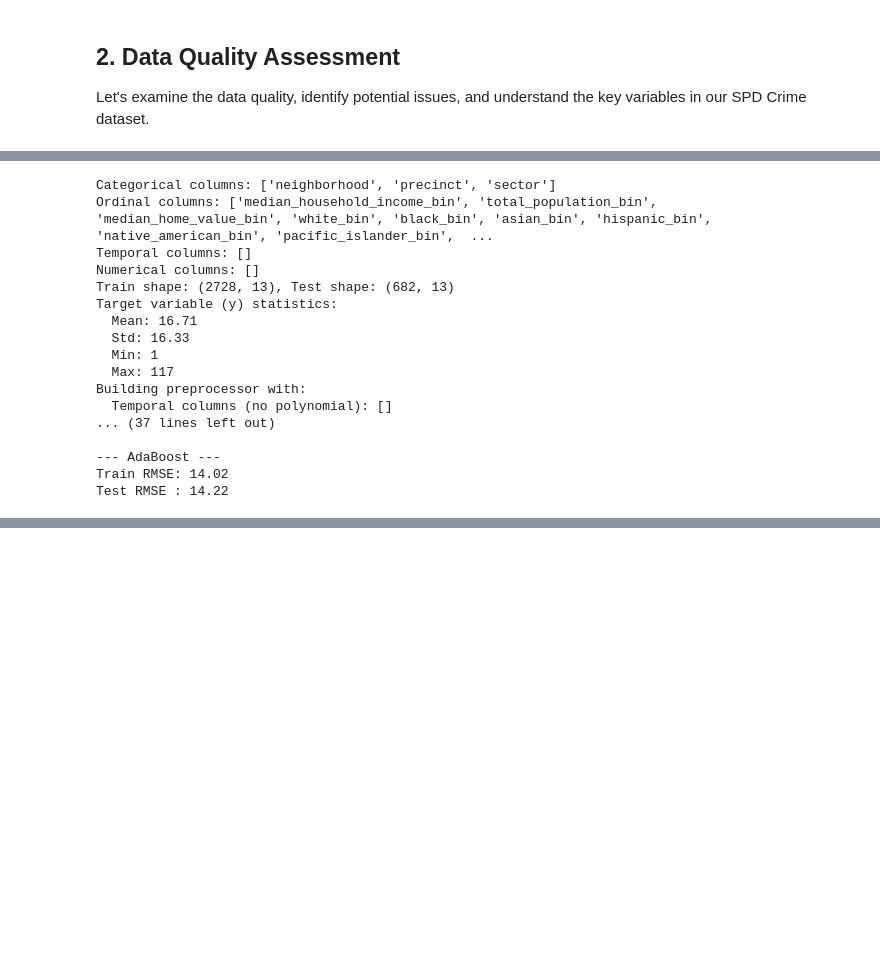
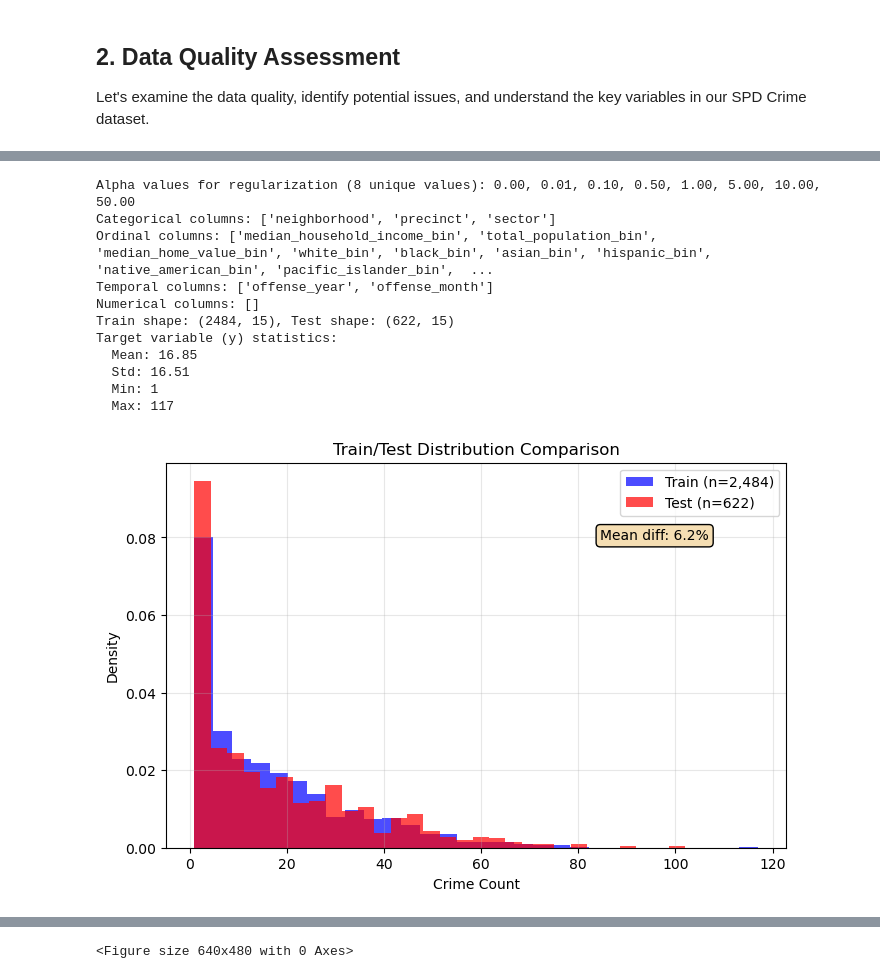
Before and after one commit to Atabow/aiml-projects, a Jupyter notebook: capstone/main.ipynb, the cells around one changed output, grey strips where cells are left out. Drawn from its saved outputs; the diff is of its cells as text; code cells hidden in the pictures; blank space fills up the shorter version.

```diff
--- a/capstone/main.ipynb
+++ b/capstone/main.ipynb
@@ -576,8 +808,7 @@ train_size = 0.8
 poly_degree = 2
 
 # 1. Data prep
-def prepare_data(data, target_column='crime_count', drop_columns=["offense_year_month"]):
-    # Add datetime columns to drop_columns to avoid DType promotion error
+def prepare_data(data, target_column='crime_count', drop_columns=[]):
     drop_columns = [col for col in drop_columns if col in data.columns]
 
     X = data.drop(columns=[target_column] + drop_columns)
@@ -588,7 +819,7 @@ def prepare_data(data, target_column='crime_count', drop_columns=["offense_year_
 
     # Filter out temporal columns first
     temporal_cols = [col for col in all_numerical_cols if any(term in col.lower()
-                    for term in ['month', 'year', 'day', 'hour', 'weekday'])]
+                    for term in ['month', 'year', 'day', 'hour', 'weekday', 'timestamp'])]
 
     # Find binned columns in categorical data (these are ordinal)
     ordinal_cols = [col for col in all_categorical_cols if col.endswith('_bin')]
@@ -736,9 +967,28 @@ def evaluate_model(pipeline, X_train, X_test, y_train, y_test, model_name="Model
         "y_test_pred": y_pred_test
     }
 
-# --- MAIN EXECUTION ---
-X_train, X_test, y_train, y_test, temporal_cols, num_cols, cat_cols, ordinal_cols = prepare_data(area_monthly_crimes)
-preprocessor = create_preprocessor(temporal_cols, num_cols, cat_cols, ordinal_cols=ordinal_cols)
+def plot_train_test_distributions(X_train, X_test, y_train, y_test):
+    """Simple train/test distribution comparison"""
+
+    plt.figure(figsize=(8, 5))
+    plt.hist(y_train, bins=30, alpha=0.7, label=f'Train (n={len(y_train):,})',
+             color='blue', density=True)
+    plt.hist(y_test, bins=30, alpha=0.7, label=f'Test (n={len(y_test):,})',
+             color='red', density=True)
+
+    plt.title('Train/Test Distribution Comparison')
+    plt.xlabel('Crime Count')
+    plt.ylabel('Density')
+    plt.legend()
+    plt.grid(True, alpha=0.3)
+
+    # Add summary stats as text
+    mean_diff = abs(y_train.mean() - y_test.mean()) / y_train.mean() * 100
+    plt.text(0.7, 0.8, f'Mean diff: {mean_diff:.1f}%',
+             transform=plt.gca().transAxes, bbox=dict(boxstyle="round", facecolor='wheat'))
+
+    plt.show()
+    plt.savefig(f'images/trainvstest.png')
 
 # Regressors + hyperparameters
 alphas = np.array([
@@ -746,6 +996,12 @@ alphas = np.array([
 ])
 print(f"Alpha values for regularization ({len(alphas)} unique values): {', '.join(f'{alpha:.2f}' for alpha in alphas)}")
 models_with_params = {
+    "Dummy Baseline": {
+        "regressor": DummyRegressor(),
+        "params": {
+            "regressor__strategy": ['mean']
+        }
+    },
     "Ridge Regression": {
         "regressor": Ridge(), # L2 regularization
         "params": {"regressor__alpha": alphas}, # regularization strength
@@ -764,6 +1020,25 @@ models_with_params = {
             "regressor__max_features": ['log2'] # feature subsampling
         }
     },
+    "GradientBoosting": {
+        "regressor": GradientBoostingRegressor(random_state=42),
+        "params": {
+            "regressor__n_estimators": [50, 100],
+            "regressor__max_depth": [3, 5, 7],
+            "regressor__learning_rate": [0.01, 0.1, 0.3],
+            "regressor__subsample": [0.8, 1.0]
+        }
+    },
+    "XGBoost": {
+        "regressor": XGBRegressor(random_state=42, eval_metric='rmse'),
+        "params": {
+            "regressor__n_estimators": [50, 100],
+            "regressor__max_depth": [3, 5, 7],
+            "regressor__learning_rate": [0.01, 0.1, 0.3],
+            "regressor__subsample": [0.8, 1.0],
+            "regressor__colsample_bytree": [0.8, 1.0]
+        }
+    },
     "AdaBoost": {
         "regressor": AdaBoostRegressor(),
         "params": {
@@ -773,45 +1048,45 @@ models_with_params = {
         }
     }
 }
+
+# --- MAIN EXECUTION ---
+X_train, X_test, y_train, y_test, temporal_cols, num_cols, cat_cols, ordinal_cols = prepare_data(area_monthly_crimes)
+plot_train_test_distributions(X_train, X_test, y_train, y_test)
+preprocessor = create_preprocessor(temporal_cols, num_cols, cat_cols, ordinal_cols=ordinal_cols)
 
 resultsList = []
 predictions = {}
 for name, config in models_with_params.items():
     print(f"\n--- Running GridSearch for {name} ---")
     best_model_pipe = run_grid_search(
         model_name=name,
         regressor=config["regressor"],
         param_grid=config["params"],
         preprocessor=preprocessor,
         X_train=X_train,
         y_train=y_train
     )
     result = evaluate_model(best_model_pipe, X_train, X_test, y_train, y_test, model_name=name)
     predictions[result["model"]] = {
         "pipe": best_model_pipe,
         "model": result["model"],
         "rmse_train": result["rmse_train"],
         "rmse_test": result["rmse_test"],
         "y_train_true": result["y_train_true"],
         "y_train_pred": result["y_train_pred"],
         "y_test_true": result["y_test_true"],
         "y_test_pred": result["y_test_pred"]
     }
 # %% [output]
+Alpha values for regularization (8 unique values): 0.00, 0.01, 0.10, 0.50, 1.00, 5.00, 10.00, 50.00
 Categorical columns: ['neighborhood', 'precinct', 'sector']
 Ordinal columns: ['median_household_income_bin', 'total_population_bin', 'median_home_value_bin', 'white_bin', 'black_bin', 'asian_bin', 'hispanic_bin', 'native_american_bin', 'pacific_islander_bin',  ...
-Temporal columns: []
+Temporal columns: ['offense_year', 'offense_month']
 Numerical columns: []
-Train shape: (2728, 13), Test shape: (682, 13)
+Train shape: (2484, 15), Test shape: (622, 15)
 Target variable (y) statistics:
-  Mean: 16.71
-  Std: 16.33
+  Mean: 16.85
+  Std: 16.51
   Min: 1
   Max: 117
-Building preprocessor with:
-  Temporal columns (no polynomial): []
-... (37 lines left out)
-
---- AdaBoost ---
-Train RMSE: 14.02
-Test RMSE : 14.22
+[figure, added]
@@ -817,0 +1110 @@ Test RMSE : 14.22
+<Figure size 640x480 with 0 Axes>
```
Also changed, not shown: parts of 23 cells of this notebook, 20 other files.
